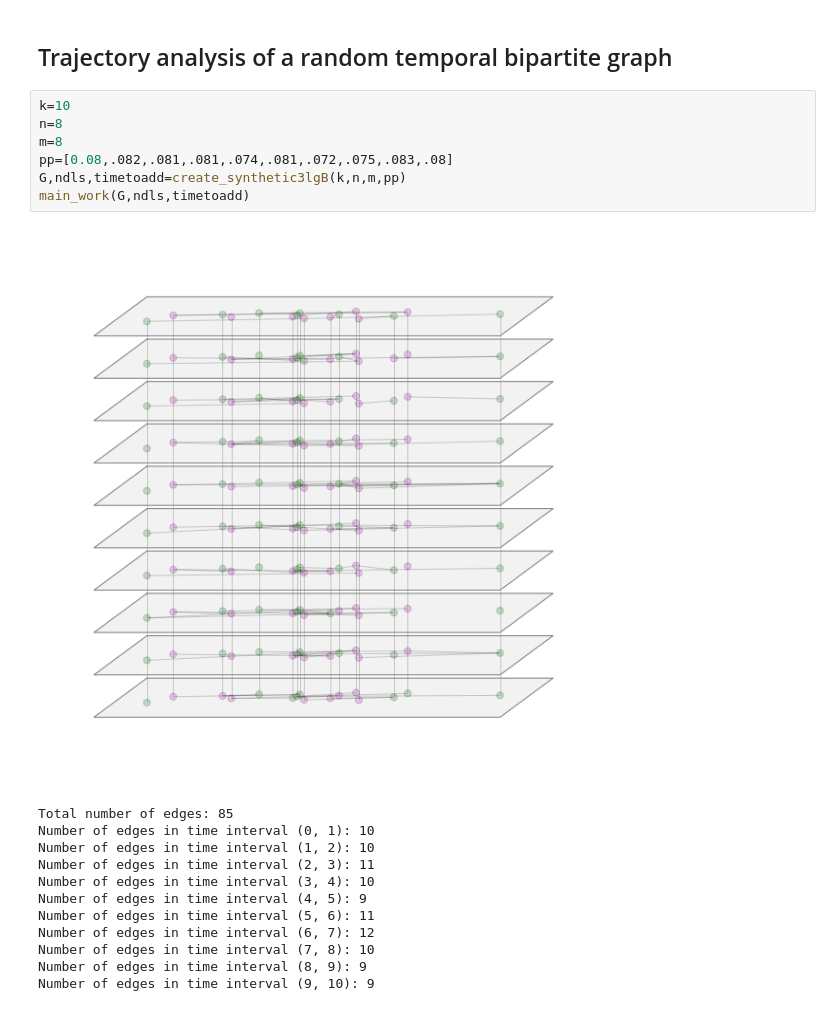
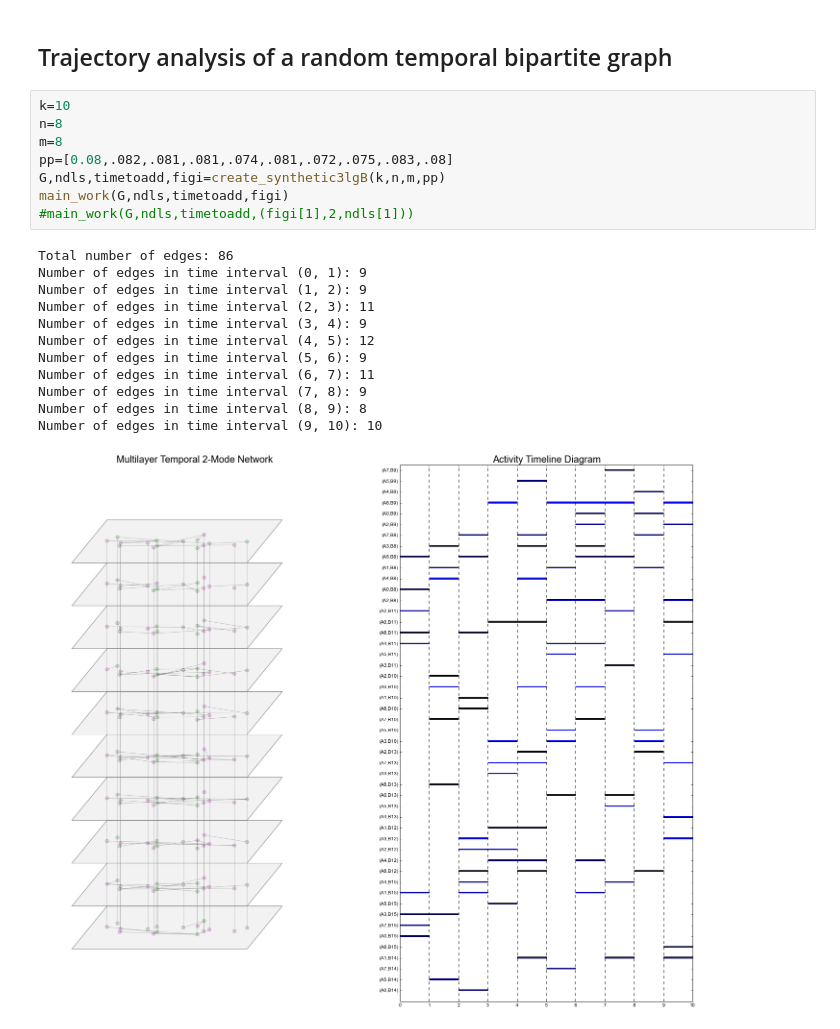
Before and after one commit to mboudour/TrajectoriesOfTemporalGraphs, a Jupyter notebook: temporal.ipynb, the cells around one changed output. Saved outputs shown, nothing was run; the diff lists cells and outputs as text.

```diff
--- a/temporal.ipynb
+++ b/temporal.ipynb
@@ -124,20 +123,21 @@ Std. dev. of length = 1.5046
 # %%
 k=10
 n=8
 m=8
 pp=[0.08,.082,.081,.081,.074,.081,.072,.075,.083,.08]
-G,ndls,timetoadd=create_synthetic3lgB(k,n,m,pp)
-main_work(G,ndls,timetoadd)
+G,ndls,timetoadd,figi=create_synthetic3lgB(k,n,m,pp)
+main_work(G,ndls,timetoadd,figi)
+#main_work(G,ndls,timetoadd,(figi[1],2,ndls[1]))
 # %% [output]
+Total number of edges: 86
+Number of edges in time interval (0, 1): 9
+Number of edges in time interval (1, 2): 9
+Number of edges in time interval (2, 3): 11
+Number of edges in time interval (3, 4): 9
+Number of edges in time interval (4, 5): 12
+Number of edges in time interval (5, 6): 9
+Number of edges in time interval (6, 7): 11
+Number of edges in time interval (7, 8): 9
+Number of edges in time interval (8, 9): 8
+Number of edges in time interval (9, 10): 10
-[figure, old version]
+[figure, new version]
-Total number of edges: 85
-Number of edges in time interval (0, 1): 10
-Number of edges in time interval (1, 2): 10
-Number of edges in time interval (2, 3): 11
-Number of edges in time interval (3, 4): 10
-Number of edges in time interval (4, 5): 9
-Number of edges in time interval (5, 6): 11
-Number of edges in time interval (6, 7): 12
-Number of edges in time interval (7, 8): 10
-Number of edges in time interval (8, 9): 9
-Number of edges in time interval (9, 10): 9
```
Also changed, not shown: parts of 16 cells of this notebook, 2 other files.
